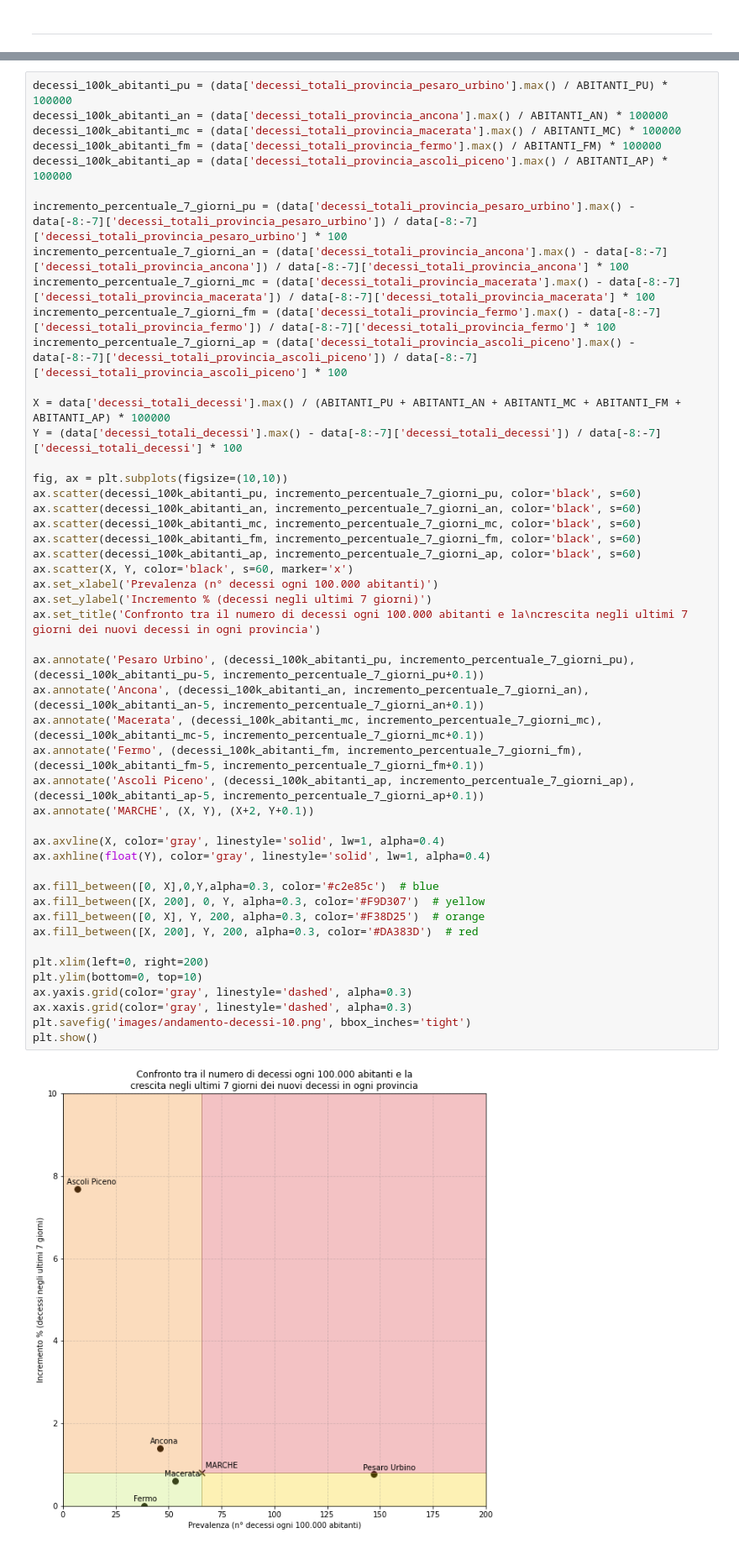
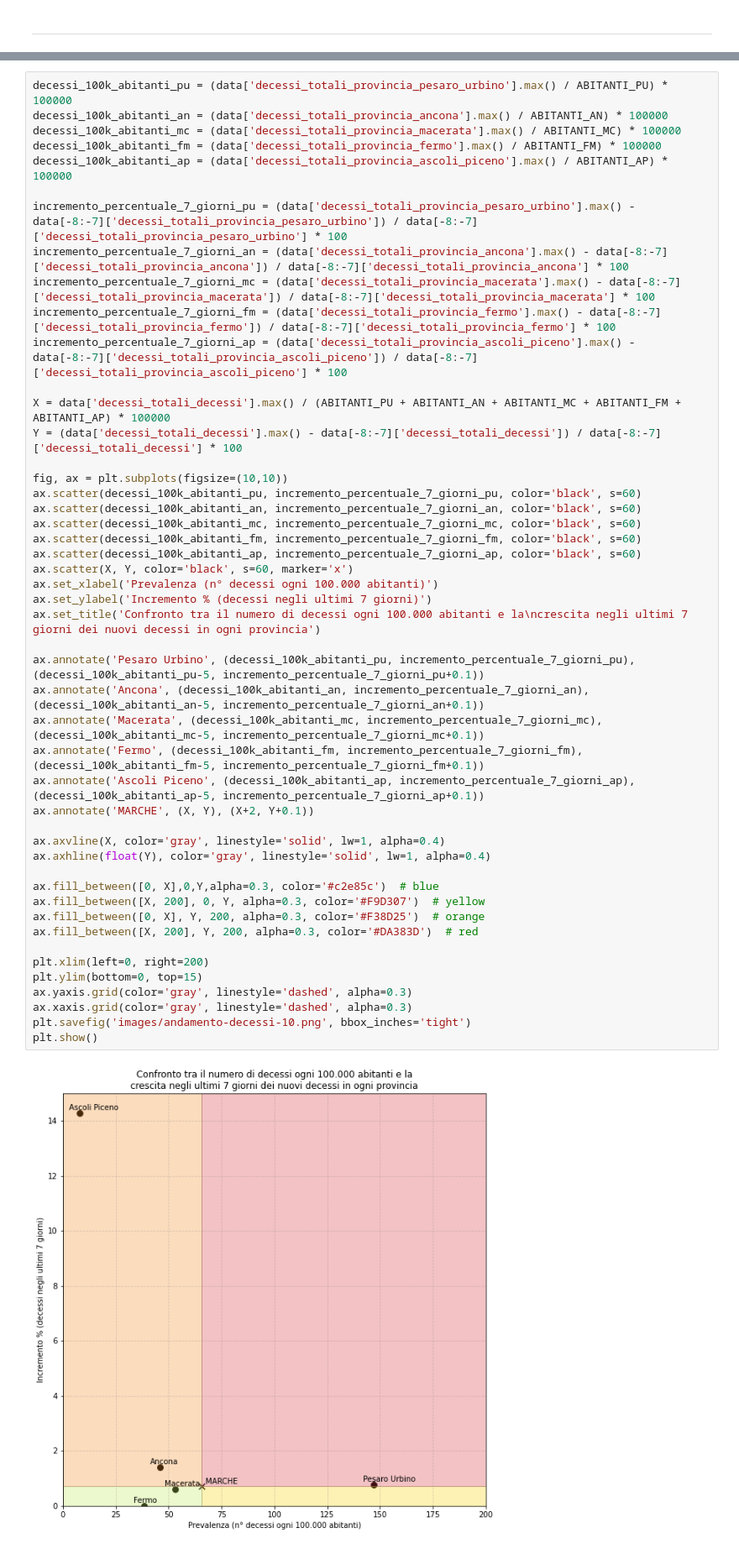
Before and after one commit to Biuni/coronavirus-marche, a Jupyter notebook: notebook/Andamento_Decessi.ipynb, the cells around one changed output, grey strips where cells are left out. Shown at 84% size. Saved outputs shown, nothing was run; the diff lists cells and outputs as text.

```diff
--- a/notebook/Andamento_Decessi.ipynb
+++ b/notebook/Andamento_Decessi.ipynb
@@ -244,32 +244,32 @@ ax.scatter(decessi_100k_abitanti_pu, incremento_percentuale_7_giorni_pu, color='
 ax.scatter(decessi_100k_abitanti_an, incremento_percentuale_7_giorni_an, color='black', s=60)
 ax.scatter(decessi_100k_abitanti_mc, incremento_percentuale_7_giorni_mc, color='black', s=60)
 ax.scatter(decessi_100k_abitanti_fm, incremento_percentuale_7_giorni_fm, color='black', s=60)
 ax.scatter(decessi_100k_abitanti_ap, incremento_percentuale_7_giorni_ap, color='black', s=60)
 ax.scatter(X, Y, color='black', s=60, marker='x')
 ax.set_xlabel('Prevalenza (n° decessi ogni 100.000 abitanti)')
 ax.set_ylabel('Incremento % (decessi negli ultimi 7 giorni)')
 ax.set_title('Confronto tra il numero di decessi ogni 100.000 abitanti e la\ncrescita negli ultimi 7 giorni dei nuovi decessi in ogni provincia')
 
 ax.annotate('Pesaro Urbino', (decessi_100k_abitanti_pu, incremento_percentuale_7_giorni_pu), (decessi_100k_abitanti_pu-5, incremento_percentuale_7_giorni_pu+0.1))
 ax.annotate('Ancona', (decessi_100k_abitanti_an, incremento_percentuale_7_giorni_an), (decessi_100k_abitanti_an-5, incremento_percentuale_7_giorni_an+0.1))
 ax.annotate('Macerata', (decessi_100k_abitanti_mc, incremento_percentuale_7_giorni_mc), (decessi_100k_abitanti_mc-5, incremento_percentuale_7_giorni_mc+0.1))
 ax.annotate('Fermo', (decessi_100k_abitanti_fm, incremento_percentuale_7_giorni_fm), (decessi_100k_abitanti_fm-5, incremento_percentuale_7_giorni_fm+0.1))
 ax.annotate('Ascoli Piceno', (decessi_100k_abitanti_ap, incremento_percentuale_7_giorni_ap), (decessi_100k_abitanti_ap-5, incremento_percentuale_7_giorni_ap+0.1))
 ax.annotate('MARCHE', (X, Y), (X+2, Y+0.1))
 
 ax.axvline(X, color='gray', linestyle='solid', lw=1, alpha=0.4)
 ax.axhline(float(Y), color='gray', linestyle='solid', lw=1, alpha=0.4)
 
 ax.fill_between([0, X],0,Y,alpha=0.3, color='#c2e85c')  # blue
 ax.fill_between([X, 200], 0, Y, alpha=0.3, color='#F9D307')  # yellow
 ax.fill_between([0, X], Y, 200, alpha=0.3, color='#F38D25')  # orange
 ax.fill_between([X, 200], Y, 200, alpha=0.3, color='#DA383D')  # red
 
 plt.xlim(left=0, right=200)
-plt.ylim(bottom=0, top=10)
+plt.ylim(bottom=0, top=15)
 ax.yaxis.grid(color='gray', linestyle='dashed', alpha=0.3)
 ax.xaxis.grid(color='gray', linestyle='dashed', alpha=0.3)
 plt.savefig('images/andamento-decessi-10.png', bbox_inches='tight')
 plt.show()
 # %% [output]
-[figure, old version]
+[figure, new version]
```
Also changed, not shown: parts of 8 cells of this notebook, 48 other files.
